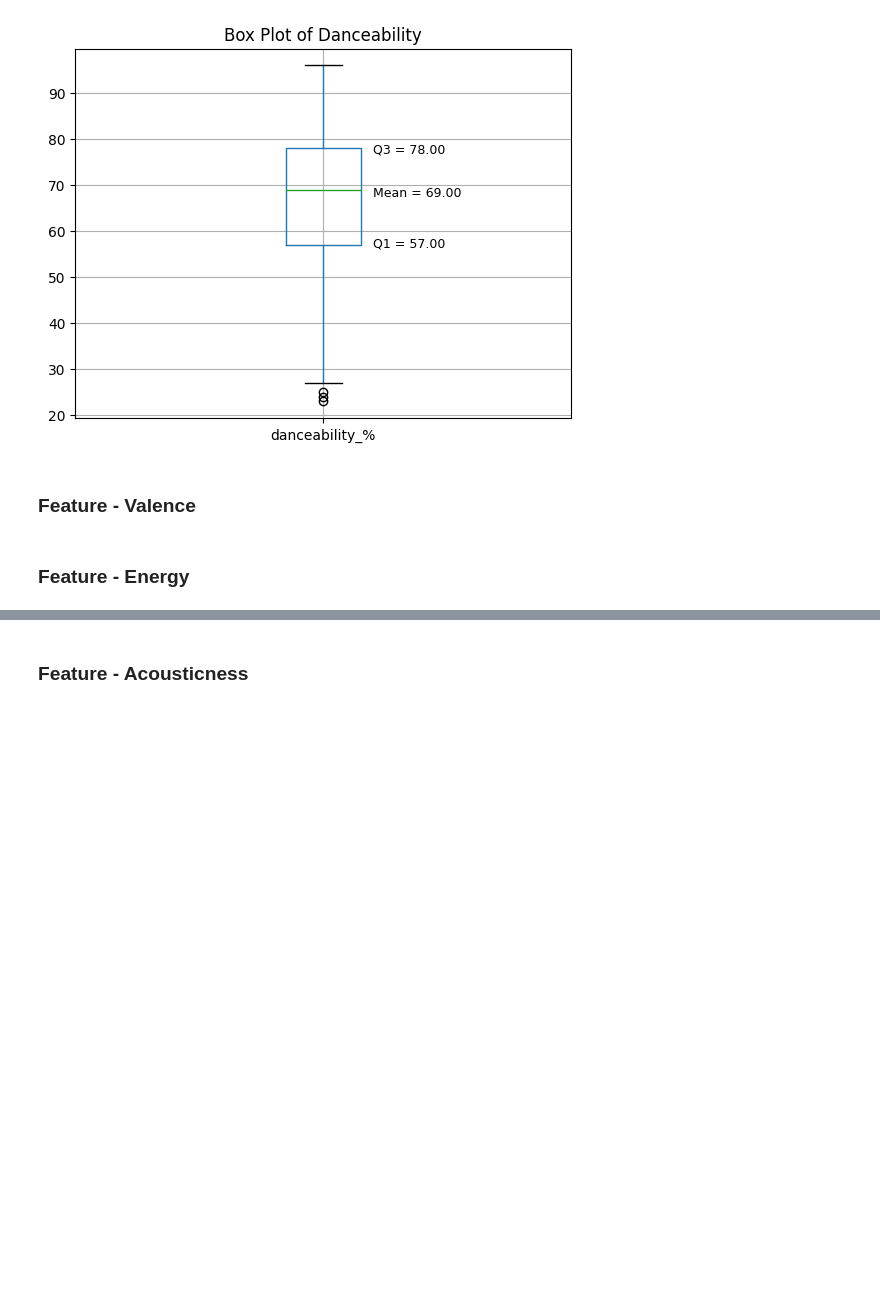
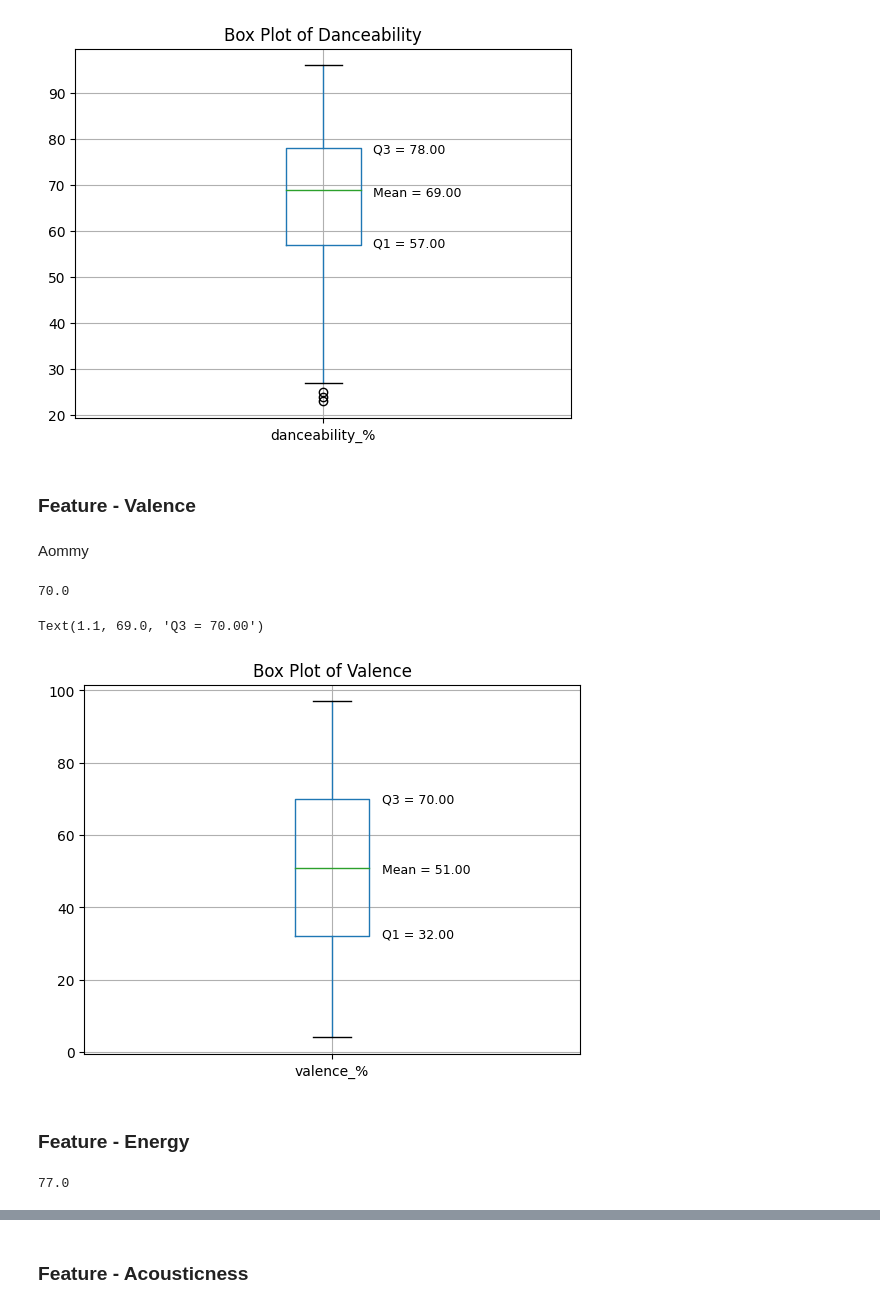
Before and after one commit to TharachonWarin/Spotify_Project_203, a Jupyter notebook: 204203_group_2.ipynb, the cells around one changed output, grey strips where cells are left out. Cells and saved outputs as stored; diff of their text form; code cells hidden in the pictures; blank space fills up the shorter version.

Commit message:
aommy-edit2

```diff
--- a/204203_group_2.ipynb
+++ b/204203_group_2.ipynb
@@ -54,5 +54,40 @@ plt.show()
 [figure]
 # %% [markdown]
 ### Feature - Valence
+# %% [markdown]
+Aommy
+# %%
+Q1 = sp23['valence_%'].quantile(0.25)
+Q2 = sp23['valence_%'].quantile(0.50)
+Q3 = sp23['valence_%'].quantile(0.75)
+IQR = Q3 - Q1
+lower_bound = Q1 - 1.5 * IQR
+upper_bound = Q3 + 1.5 * IQR
+Q3
+# %% [output]
+70.0
+# %%
+ax = sp23.boxplot(column=['valence_%'])
+ax.set_title('Box Plot of Valence')
+
+plt.text(1.1, Q1-0.5, 'Q1 = 32.00',
+         fontsize=9)
+plt.text(1.1, Q2-1.5, 'Mean = 51.00',
+         fontsize=9)
+plt.text(1.1, Q3-1, 'Q3 = 70.00',
+         fontsize=9)
+# %% [output]
+Text(1.1, 69.0, 'Q3 = 70.00')
+[figure, added]
 # %% [markdown]
 ### Feature - Energy
+# %%
+Q1 = sp23['energy_%'].quantile(0.25)
+Q2 = sp23['energy_%'].quantile(0.50)
+Q3 = sp23['energy_%'].quantile(0.75)
+IQR = Q3 - Q1
+lower_bound = Q1 - 1.5 * IQR
+upper_bound = Q3 + 1.5 * IQR
+Q3
+# %% [output]
+77.0
```
Also changed, not shown: parts of 1 cell of this notebook.
